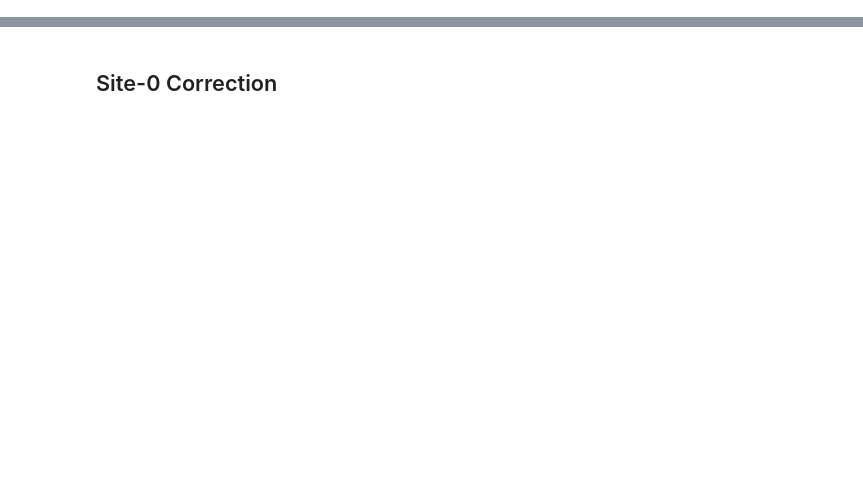
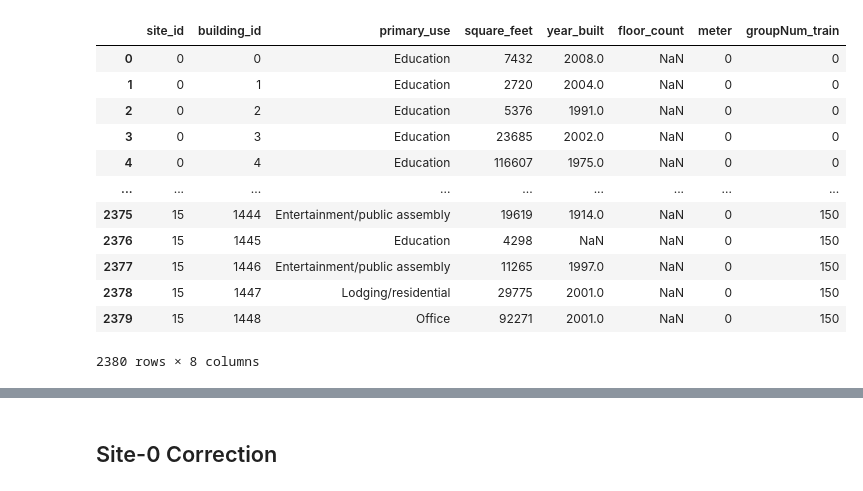
Before and after one commit to Joyfreaky/Ashrae-Energy-Prediction-III-21-22, a Jupyter notebook: LSTM_RNN_Final.ipynb, the cells around one changed output, grey strips where cells are left out. Cells and saved outputs as stored; diff of their text form; code cells hidden in the pictures; blank space fills up the shorter version.

```diff
--- a/LSTM_RNN_Final.ipynb
+++ b/LSTM_RNN_Final.ipynb
@@ -121,0 +111,29 @@ def reduce_mem_usage(df, use_float16=False):
+# %%
+root = Path('/home/joydipb/Documents/CMT307-Coursework-2-Group-19') # Change the path to the source file path, use Memory_Management.py to generate files in feather format
+train_df = pd.read_feather(root/'train.feather')
+weather_train_df = pd.read_feather(root/'weather_train.feather')
+building_meta_df = pd.read_feather(root/'building_metadata.feather')
+
+building_meta_df = building_meta_df.merge(
+    train_df[['building_id', 'meter']].drop_duplicates(), on='building_id')
+
+# Set group  (site-meter) for training models
+
+building_meta_df['groupNum_train'] = building_meta_df['site_id'].astype(
+    'int')*10 + building_meta_df['meter'].astype('int')
+
+building_meta_df
+# %% [output]
+|  | site_id | building_id | primary_use | square_feet | year_built | floor_count | meter | groupNum_train |
+| 0 | 0 | 0 | Education | 7432 | 2008.0 | NaN | 0 | 0 |
+| 1 | 0 | 1 | Education | 2720 | 2004.0 | NaN | 0 | 0 |
+| 2 | 0 | 2 | Education | 5376 | 1991.0 | NaN | 0 | 0 |
+| 3 | 0 | 3 | Education | 23685 | 2002.0 | NaN | 0 | 0 |
+| 4 | 0 | 4 | Education | 116607 | 1975.0 | NaN | 0 | 0 |
+| ... | ... | ... | ... | ... | ... | ... | ... | ... |
+| 2375 | 15 | 1444 | Entertainment/public assembly | 19619 | 1914.0 | NaN | 0 | 150 |
+| 2376 | 15 | 1445 | Education | 4298 | NaN | NaN | 0 | 150 |
+| 2377 | 15 | 1446 | Entertainment/public assembly | 11265 | 1997.0 | NaN | 0 | 150 |
+| 2378 | 15 | 1447 | Lodging/residential | 29775 | 2001.0 | NaN | 0 | 150 |
+| 2379 | 15 | 1448 | Office | 92271 | 2001.0 | NaN | 0 | 150 |
+2380 rows × 8 columns
```
Also changed, not shown: parts of 50 cells of this notebook, 1 other file.
